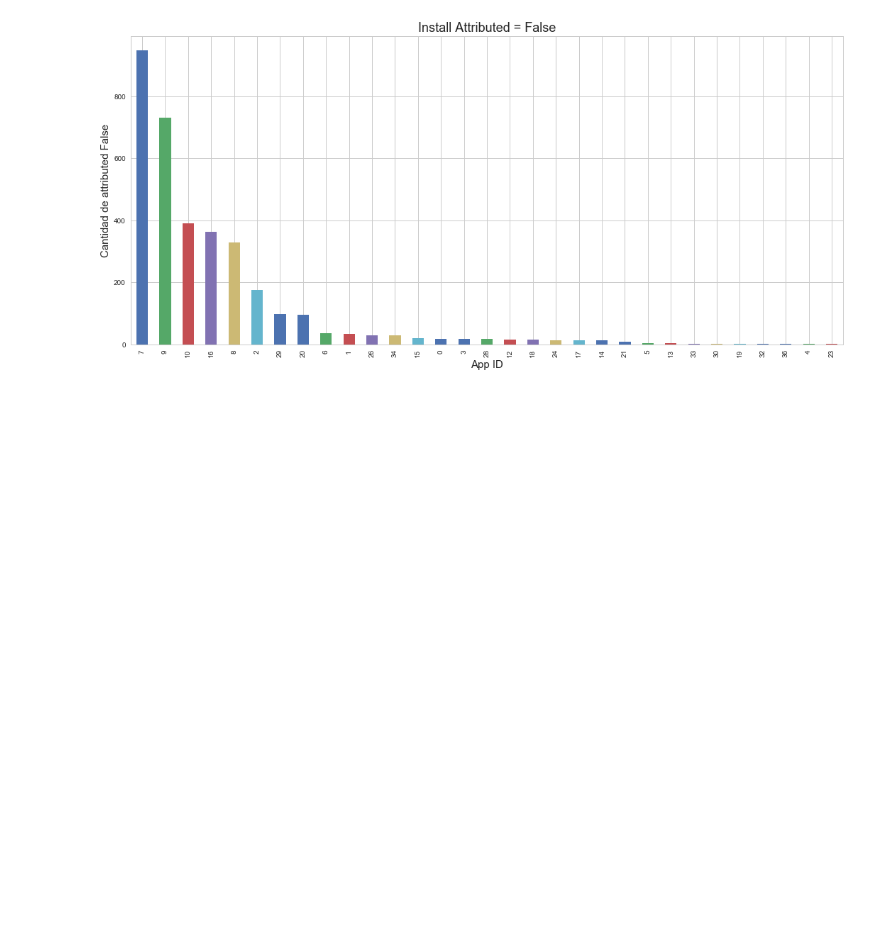
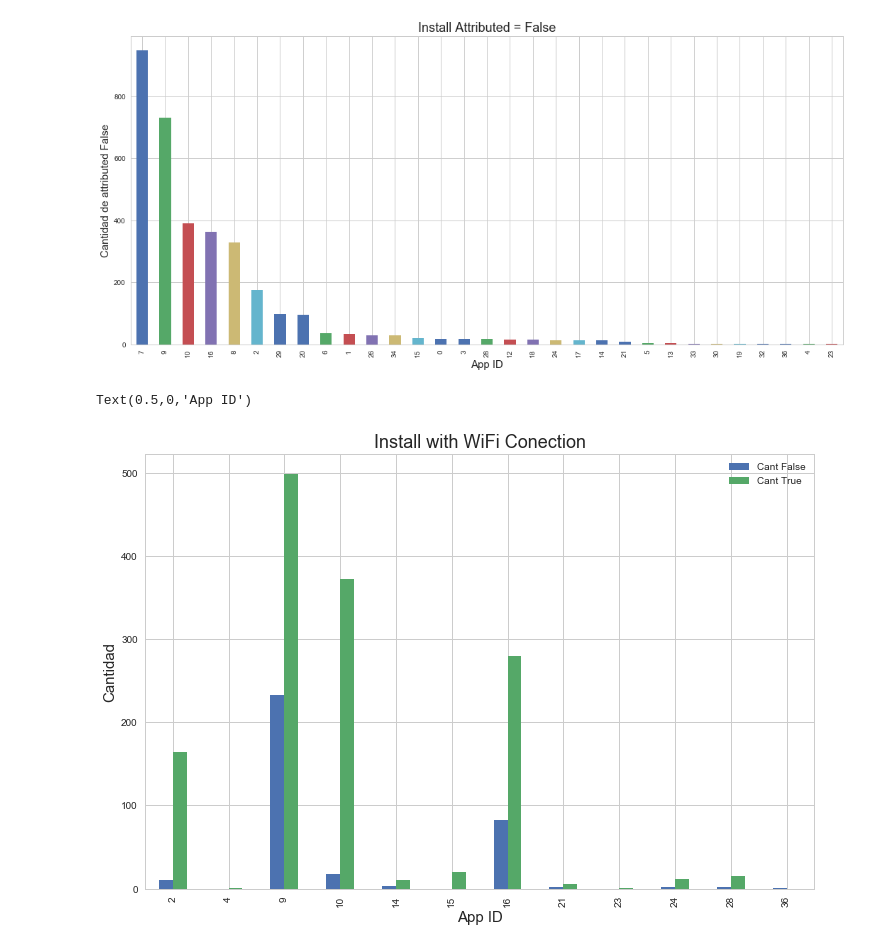
Before and after one commit to LucasCatolino/Organizacion-de-Datos, a Jupyter notebook: Installs.ipynb, the cells around one changed output. Drawn from its saved outputs; the diff is of its cells as text; code cells hidden in the pictures; blank space fills up the shorter version.

```diff
--- a/Installs.ipynb
+++ b/Installs.ipynb
@@ -175,3 +175,23 @@ g.set_xlabel("App ID",fontsize=15)
 # %% [output]
 Text(0.5,0,'App ID')
 [figure]
+# %%
+tablaWiFi_T = install[install['wifi'] == True]
+wifi_T=tablaWiFi_T['application_id'].value_counts()
+tablaWiFi_F = install[install['wifi'] == False]
+wifi_F=tablaWiFi_F['application_id'].value_counts()
+# %%
+wifiTrue=pd.concat([wifi_T],axis=1)
+wifiTrue.columns = ['Cant True']
+wifiFalse=pd.concat([wifi_F],axis=1)
+wifiFalse.columns = ['Cant False']
+wifiTotal = pd.concat([wifiFalse['Cant False'],wifiTrue['Cant True']],axis=1)
+# %%
+
+g = wifiTotal.plot.bar(figsize = (12,8))
+g.set_title("Install with WiFi Conection",fontsize=18)
+g.set_ylabel("Cantidad",fontsize=15)
+g.set_xlabel("App ID",fontsize=15)
+# %% [output]
+Text(0.5,0,'App ID')
+[figure, added]
```
